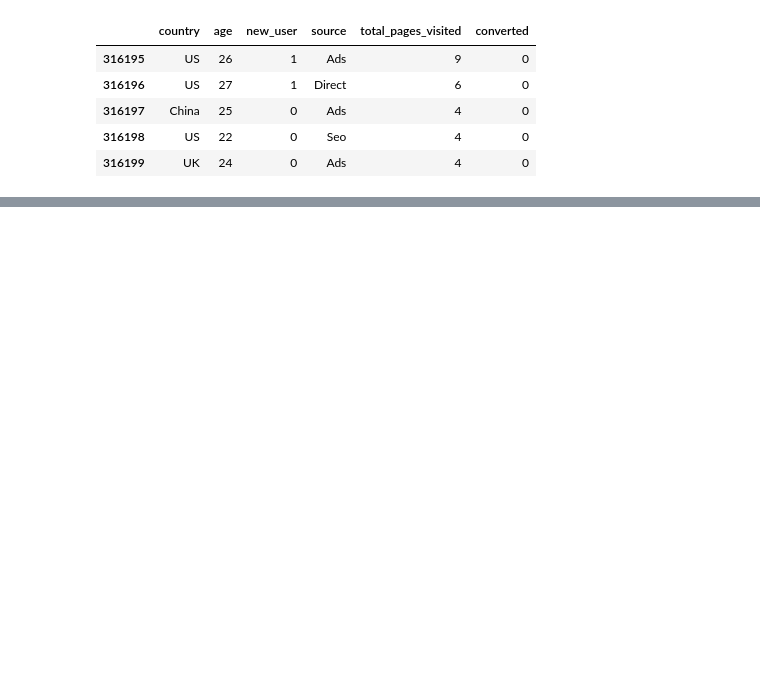
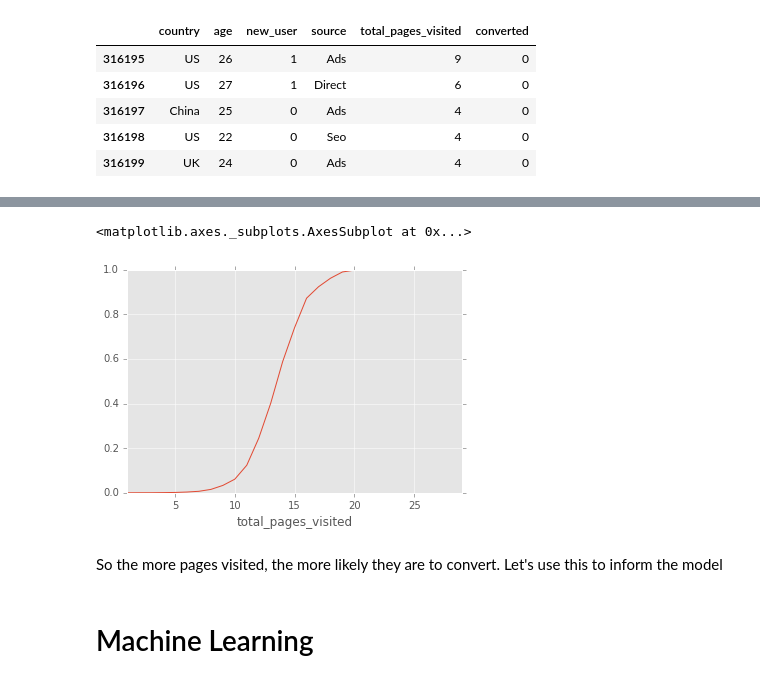
Before and after one commit to michellecarney/DSds, a Jupyter notebook: Week 1/Conversion Rate.ipynb, the cells around one changed output, grey strips where cells are left out. Saved outputs shown, nothing was run; the diff lists cells and outputs as text; code cells hidden in the pictures; blank space fills up the shorter version.

```diff
--- a/Week 1/Conversion Rate.ipynb
+++ b/Week 1/Conversion Rate.ipynb
@@ -52,0 +176,3 @@ From the
+# %%
+grouped_df2 = df.groupby('total_pages_visited')
+grouped_df2.describe()
@@ -52,0 +199,11 @@ From the
+# %%
+means = grouped_df2.mean()
+# %%
+means.converted.plot(kind='line')
+# %% [output]
+<matplotlib.axes._subplots.AxesSubplot at 0x...>
+[figure, added]
+# %% [markdown]
+So the more pages visited, the more likely they are to convert. Let's use this to inform the model
+# %% [markdown]
+# Machine Learning
```
Also changed, not shown: parts of 33 cells of this notebook, 1 other file.
